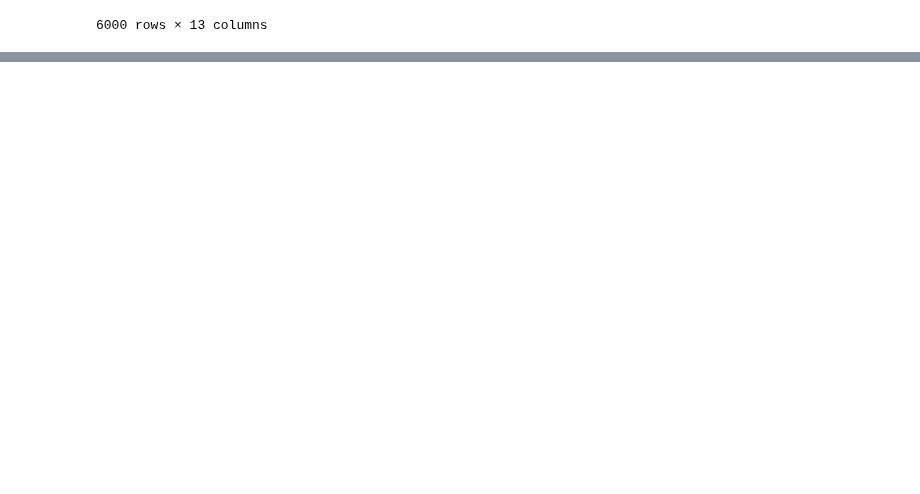
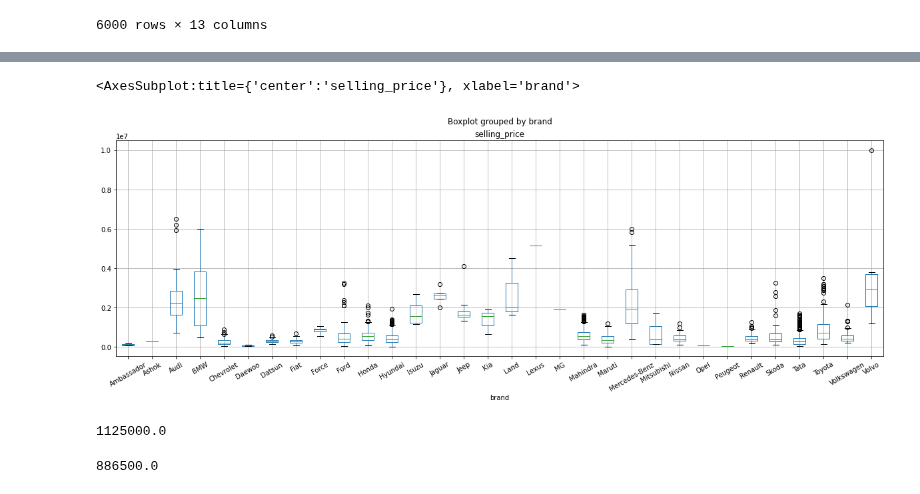
Before and after one commit to khoa2181/DataPreparation, a Jupyter notebook: Tran Minh Khoa_Final Data Preparation.ipynb, the cells around one changed output, grey strips where cells are left out. Saved outputs shown, nothing was run; the diff lists cells and outputs as text; code cells hidden in the pictures; blank space fills up the shorter version.

```diff
--- a/Tran Minh Khoa_Final Data Preparation.ipynb
+++ b/Tran Minh Khoa_Final Data Preparation.ipynb
@@ -138,2 +175,15 @@ memory usage: 316.0+ KB
+# %%
+train.boxplot(column='selling_price', by='brand', figsize=(20,6), rot=30)
+# %% [output]
+<AxesSubplot:title={'center':'selling_price'}, xlabel='brand'>
+[figure, added]
+# %%
+train[train.brand == 'Hyundai'].selling_price.quantile(0.75) + 1.5*(train[train.brand == 'Hyundai'].selling_price.quantile(0.75) - train[train.brand == 'Hyundai'].selling_price.quantile(0.25))
+# %% [output]
+1125000.0
+# %%
+train[train.brand == 'Tata'].selling_price.quantile(0.75) + 1.5*(train[train.brand == 'Tata'].selling_price.quantile(0.75) - train[train.brand == 'Tata'].selling_price.quantile(0.25))
+# %% [output]
+886500.0
 # %%
 for i in [train, test]:
```
Also changed, not shown: parts of 38 cells of this notebook.
